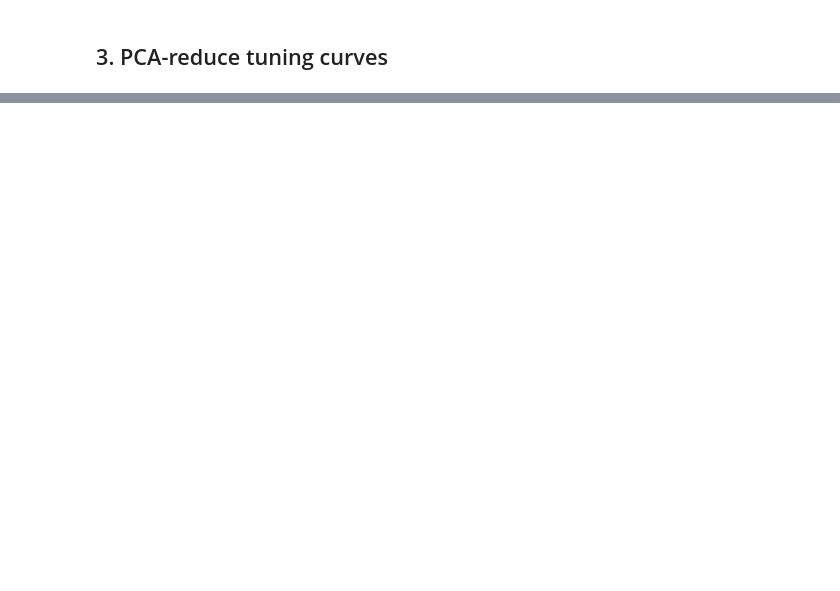
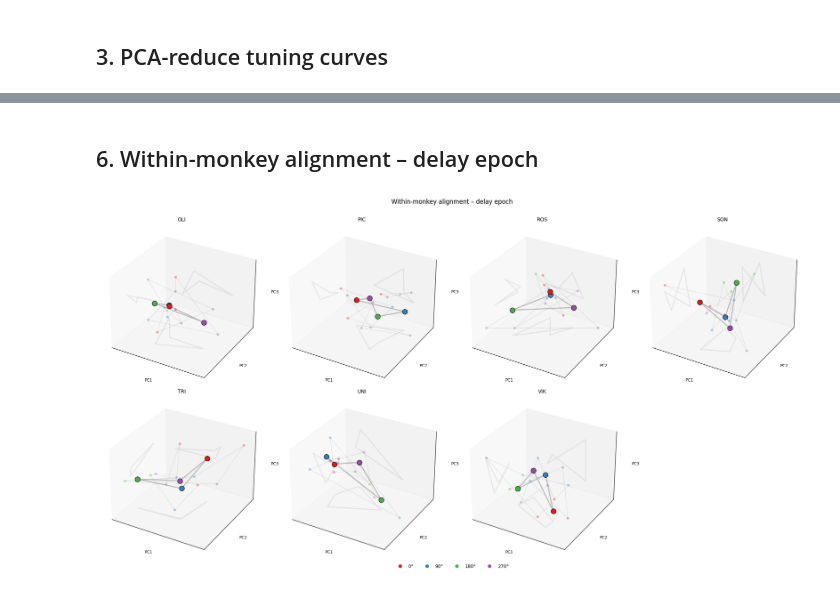
Before and after one commit to jmourabarbosa/geometryofage, a Jupyter notebook: analyses/tuning_curves.ipynb, the cells around one changed output, grey strips where cells are left out. Saved outputs shown, nothing was run; the diff lists cells and outputs as text; code cells hidden in the pictures; blank space fills up the shorter version.

```diff
--- a/analyses/tuning_curves.ipynb
+++ b/analyses/tuning_curves.ipynb
@@ -84,0 +288,38 @@ for mid, groups in reduced.items():
+# %% [markdown]
+## 6. Within-monkey alignment – delay epoch
+# %%
+delay_idx = np.arange(1, n_conds * n_epochs, n_epochs)  # [1, 3, 5, 7]
+
+fig = plt.figure(figsize=(5 * ncols, 5 * nrows))
+
+for idx, mid in enumerate(monkeys_with_multi):
+    groups_dict = reduced[mid]
+    group_ids = sorted(groups_dict.keys())
+    mats = [_tc_to_mat(groups_dict[g], N_DIMS) for g in group_ids]
+
+    aligned, mean = generalized_procrustes(mats)
+
+    ax = fig.add_subplot(nrows, ncols, idx + 1, projection='3d')
+
+    for k, g in enumerate(group_ids):
+        pts_delay = aligned[k][delay_idx]
+        _plot_rep(ax, pts_delay, STIM_COLORS, s=25, alpha=0.35, lw=1, edge='none')
+
+    mean_delay = mean[delay_idx]
+    _plot_rep(ax, mean_delay, STIM_COLORS, s=100, alpha=1.0, lw=2, edge='k', ew=0.8)
+    _wall_projections(ax, mean_delay)
+
+    ax.set_title(mid, fontsize=10)
+    ax.set_xticks([]); ax.set_yticks([]); ax.set_zticks([])
+    ax.set_xlabel('PC1', fontsize=8)
+    ax.set_ylabel('PC2', fontsize=8)
+    ax.set_zlabel('PC3', fontsize=8)
+
+handles = [Line2D([0], [0], marker='o', color='w', markerfacecolor=c,
+                   markersize=8, label=l) for c, l in zip(STIM_COLORS, STIM_LABELS)]
+fig.legend(handles=handles, loc='lower center', ncol=4, fontsize=9,
+           frameon=False, bbox_to_anchor=(0.5, -0.02))
+fig.suptitle('Within-monkey alignment – delay epoch', fontsize=12, y=1.01)
+plt.tight_layout()
+# %% [output]
+[figure, added]
```
Also changed, not shown: parts of 11 cells of this notebook, 4 other files.
